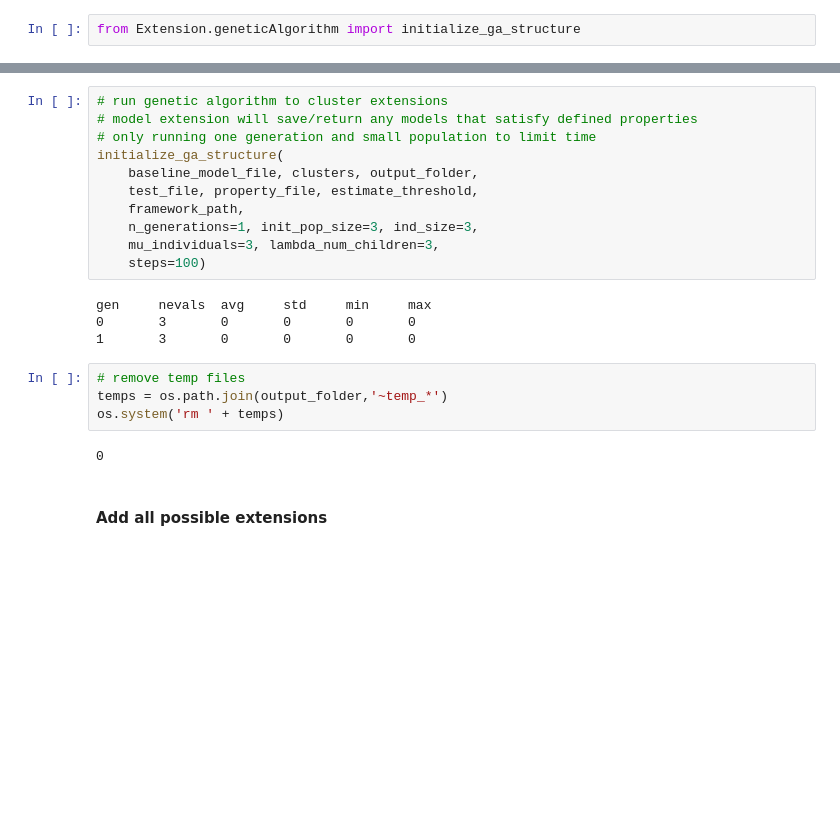
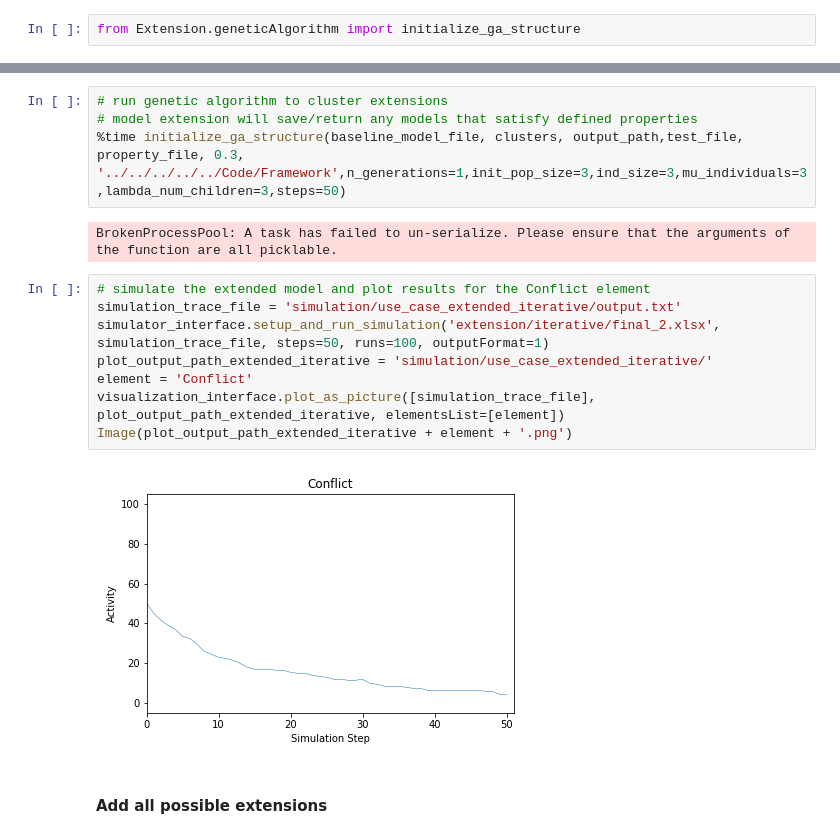
Before and after one commit to WorldModelers/Integration, a Jupyter notebook: Notebooks/DySE_tests.ipynb, the cells around one changed output, grey strips where cells are left out. Drawn from its saved outputs; the diff is of its cells as text; blank space fills up the shorter version.

```diff
--- a/Notebooks/DySE_tests.ipynb
+++ b/Notebooks/DySE_tests.ipynb
@@ -129,24 +163,19 @@ print(property_)
 # %%
 # run genetic algorithm to cluster extensions
 # model extension will save/return any models that satisfy defined properties
-# only running one generation and small population to limit time
-initialize_ga_structure(
-    baseline_model_file, clusters, output_folder,
-    test_file, property_file, estimate_threshold,
-    framework_path,
-    n_generations=1, init_pop_size=3, ind_size=3,
-    mu_individuals=3, lambda_num_children=3,
-    steps=100)
+%time initialize_ga_structure(baseline_model_file, clusters, output_path,test_file, property_file, 0.3, '../../../../../Code/Framework',n_generations=1,init_pop_size=3,ind_size=3,mu_individuals=3,lambda_num_children=3,steps=50)
 # %% [output]
-gen     nevals  avg     std     min     max
-0       3       0       0       0       0
-1       3       0       0       0       0
+BrokenProcessPool: A task has failed to un-serialize. Please ensure that the arguments of the function are all picklable.
-# %%
-# remove temp files
-temps = os.path.join(output_folder,'~temp_*')
-os.system('rm ' + temps)
-# %% [output]
-0
+# %%
+# simulate the extended model and plot results for the Conflict element
+simulation_trace_file = 'simulation/use_case_extended_iterative/output.txt'
+simulator_interface.setup_and_run_simulation('extension/iterative/final_2.xlsx', simulation_trace_file, steps=50, runs=100, outputFormat=1)
+plot_output_path_extended_iterative = 'simulation/use_case_extended_iterative/'
+element = 'Conflict'
+visualization_interface.plot_as_picture([simulation_trace_file], plot_output_path_extended_iterative, elementsList=[element])
+Image(plot_output_path_extended_iterative + element + '.png')
+# %% [output]
+[figure, added]
 # %% [markdown]
 #### Add all possible extensions
 # %%
```
Also changed, not shown: parts of 82 cells of this notebook.
